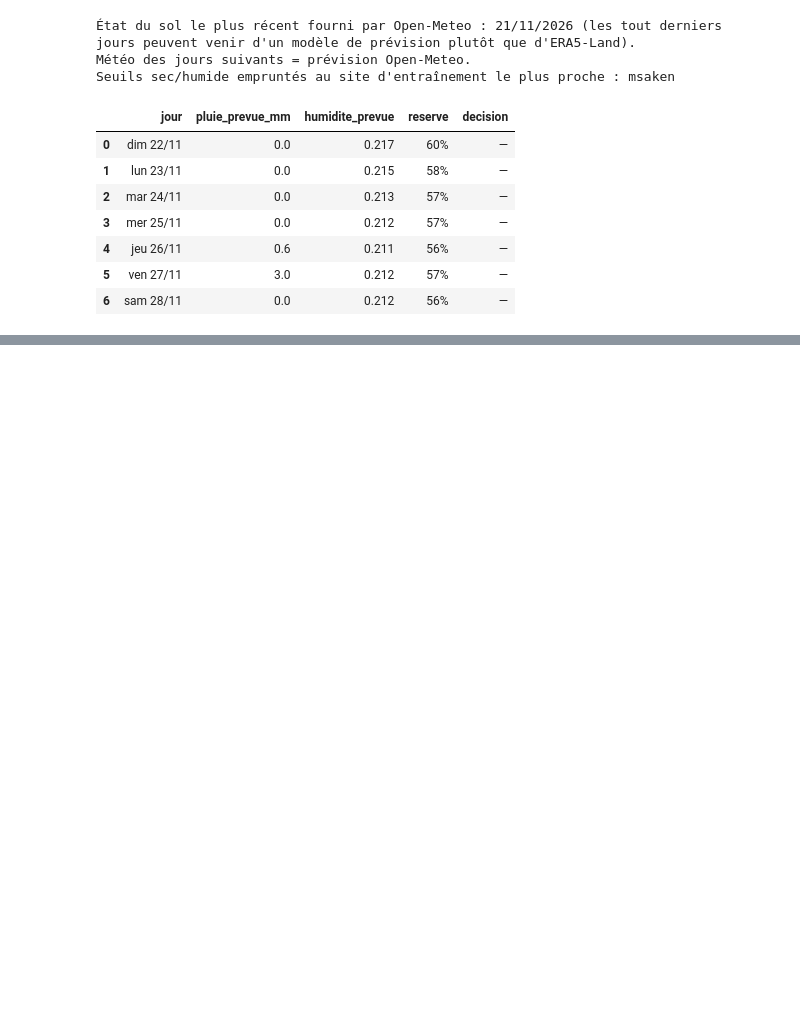
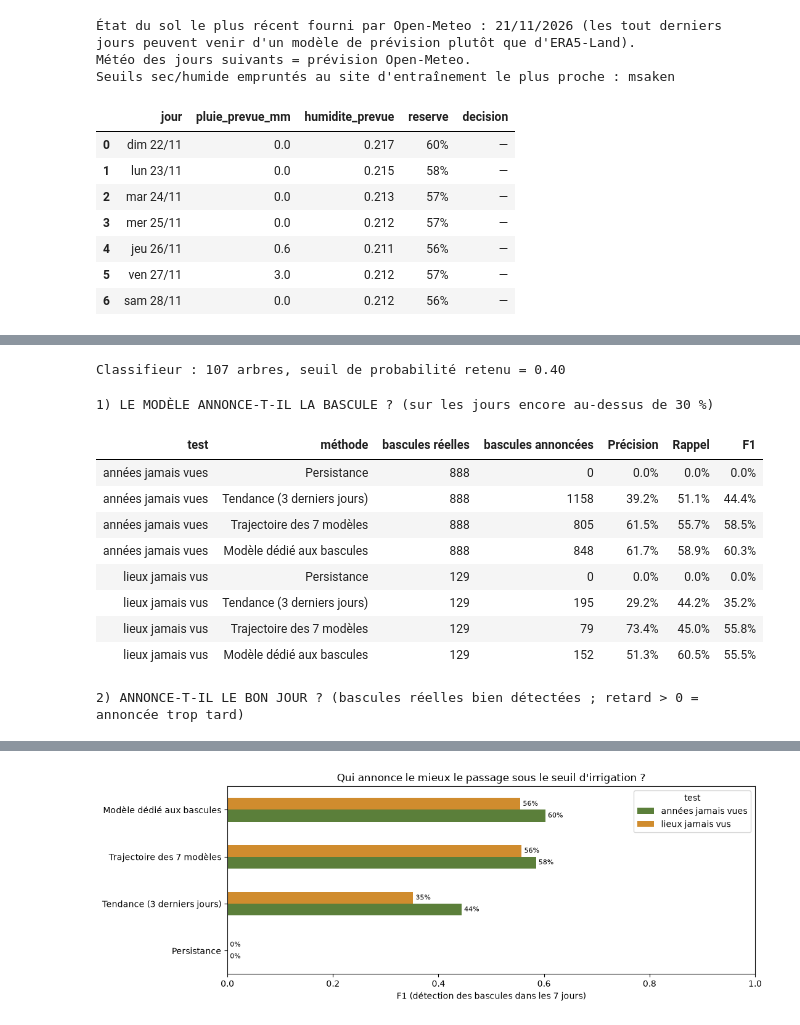
Before and after one commit to Dina0charfi/hackathon-gaia-kizuna-, a Jupyter notebook: ml/prevision_humidite_sol.ipynb, the cells around one changed output, grey strips where cells are left out. Cells and saved outputs as stored; diff of their text form; code cells hidden in the pictures; blank space fills up the shorter version.

```diff
--- a/ml/prevision_humidite_sol.ipynb
+++ b/ml/prevision_humidite_sol.ipynb
@@ -451,0 +634,76 @@ Seuils sec/humide empruntés au site d'entraînement le plus proche : msaken
+# %%
+# 10c. Le modèle dédié aux bascules (classifieur LightGBM)
+VAR_BASCULE = BASE + ["reserve_auj", "reserve_lag1", "reserve_lag3", "reserve_pente3",
+                      "pluie_fut_3", "et0_fut_3", "pluie_fut_7", "pluie_max_fut_7", "et0_fut_7"]
+tr, va = table[ENTRAIN & POP], table[VALID & POP]
+# les bascules sont rares (~5 %) : on suit la précision moyenne (average precision) plutôt que l'exactitude,
+# et c'est le seuil de probabilité réglé plus bas qui gère le déséquilibre
+clf = lgb.LGBMClassifier(n_estimators=3000, learning_rate=0.02, num_leaves=15, min_child_samples=60,
+                         subsample=0.8, subsample_freq=1, colsample_bytree=0.8, reg_lambda=5, verbose=-1)
+clf.fit(tr[VAR_BASCULE], tr.bascule_7j, eval_set=[(va[VAR_BASCULE], va.bascule_7j)], eval_metric="average_precision",
+        callbacks=[lgb.early_stopping(200, verbose=False, first_metric_only=False)])
+
+# seuil de probabilité réglé sur 2021 (jamais sur les années de test)
+proba_va = clf.predict_proba(va[VAR_BASCULE])[:, 1]
+grille = np.linspace(0.05, 0.95, 91)
+SEUIL_PROBA = float(grille[np.argmax([f1_score(va.bascule_7j, proba_va >= s) for s in grille])])
+print(f"Classifieur : {clf.best_iteration_} arbres, seuil de probabilité retenu = {SEUIL_PROBA:.2f}")
+# %% [output]
+Classifieur : 107 arbres, seuil de probabilité retenu = 0.40
+# %%
+# 10d. Comparaison sur les années et les lieux jamais vus
+resultats_bascule, timing = [], []
+for nom, masque in [("années jamais vues", TEST_TEMP), ("lieux jamais vus", TEST_GEO)]:
+    d = table[masque & POP]
+    vrai, jour_vrai = d.bascule_7j.values, d.jour_bascule
+    traj = trajectoire_modele(d)
+    jour_traj = premier_jour(traj < SEUIL_IRRIGATION)
+    # jour annoncé par le classifieur : premier jour sous le seuil sur la trajectoire, sinon le jour le plus sec
+    jour_clf = jour_traj.fillna(traj.idxmin(axis=1))
+    proba = clf.predict_proba(d[VAR_BASCULE])[:, 1]
+    methodes = {
+        "Persistance": (np.zeros(len(d), bool), None),
+        "Tendance (3 derniers jours)": ((trajectoire_tendance(d) < SEUIL_IRRIGATION).any(axis=1).values, None),
+        "Trajectoire des 7 modèles": (jour_traj.notna().values, jour_traj),
+        "Modèle dédié aux bascules": (proba >= SEUIL_PROBA, jour_clf),
+    }
+    for meth, (pred, jour) in methodes.items():
+        resultats_bascule.append({"test": nom, "méthode": meth, "bascules réelles": int(vrai.sum()),
+                                  "bascules annoncées": int(pred.sum()),
+                                  "Précision": precision_score(vrai, pred, zero_division=0),
+                                  "Rappel": recall_score(vrai, pred, zero_division=0),
+                                  "F1": f1_score(vrai, pred, zero_division=0)})
+        if jour is not None:
+            ok = vrai & pred                                    # bascules réelles bien détectées
+            ecart = (jour[ok] - jour_vrai[ok]).values
+            timing.append({"test": nom, "méthode": meth, "bascules détectées": int(ok.sum()),
+                           "bon jour": np.mean(ecart == 0), "à ±1 jour": np.mean(np.abs(ecart) <= 1),
+                           "écart moyen (jours)": np.mean(np.abs(ecart)), "retard moyen (jours)": np.mean(ecart)})
+
+rb = pd.DataFrame(resultats_bascule)
+print("1) LE MODÈLE ANNONCE-T-IL LA BASCULE ? (sur les jours encore au-dessus de 30 %)")
+display(rb.style.format({"Précision": "{:.1%}", "Rappel": "{:.1%}", "F1": "{:.1%}"}).hide(axis="index"))
+print("\n2) ANNONCE-T-IL LE BON JOUR ? (bascules réelles bien détectées ; retard > 0 = annoncée trop tard)")
+display(pd.DataFrame(timing).style.format({"bon jour": "{:.0%}", "à ±1 jour": "{:.0%}", "écart moyen (jours)": "{:.2f}",
+                                           "retard moyen (jours)": "{:+.2f}"}).hide(axis="index"))
+
+fig, ax = plt.subplots(figsize=(11, 4))
+piv = rb.pivot(index="méthode", columns="test", values="F1").loc[[m for m in methodes]]
+piv.plot.barh(ax=ax, color=["#5b7f3a", "#d08c2e"])
+ax.set_xlabel("F1 (détection des bascules dans les 7 jours)"); ax.set_xlim(0, 1); ax.set_ylabel("")
+ax.set_title("Qui annonce le mieux le passage sous le seuil d'irrigation ?")
+for c in ax.containers:
+    ax.bar_label(c, fmt="{:.0%}", padding=3, fontsize=8)
+fig.tight_layout(); plt.show()
+# %% [output]
+1) LE MODÈLE ANNONCE-T-IL LA BASCULE ? (sur les jours encore au-dessus de 30 %)
+| test | méthode | bascules réelles | bascules annoncées | Précision | Rappel | F1 |
+| années jamais vues | Persistance | 888 | 0 | 0.0% | 0.0% | 0.0% |
+| années jamais vues | Tendance (3 derniers jours) | 888 | 1158 | 39.2% | 51.1% | 44.4% |
+| années jamais vues | Trajectoire des 7 modèles | 888 | 805 | 61.5% | 55.7% | 58.5% |
+| années jamais vues | Modèle dédié aux bascules | 888 | 848 | 61.7% | 58.9% | 60.3% |
+| lieux jamais vus | Persistance | 129 | 0 | 0.0% | 0.0% | 0.0% |
+| lieux jamais vus | Tendance (3 derniers jours) | 129 | 195 | 29.2% | 44.2% | 35.2% |
+| lieux jamais vus | Trajectoire des 7 modèles | 129 | 79 | 73.4% | 45.0% | 55.8% |
+| lieux jamais vus | Modèle dédié aux bascules | 129 | 152 | 51.3% | 60.5% | 55.5% |
+2) ANNONCE-T-IL LE BON JOUR ? (bascules réelles bien détectées ; retard > 0 = annoncée trop tard)
@@ -451,0 +715 @@ Seuils sec/humide empruntés au site d'entraînement le plus proche : msaken
+[figure, added]
```
Also changed, not shown: parts of 11 cells of this notebook, 3 other files.
